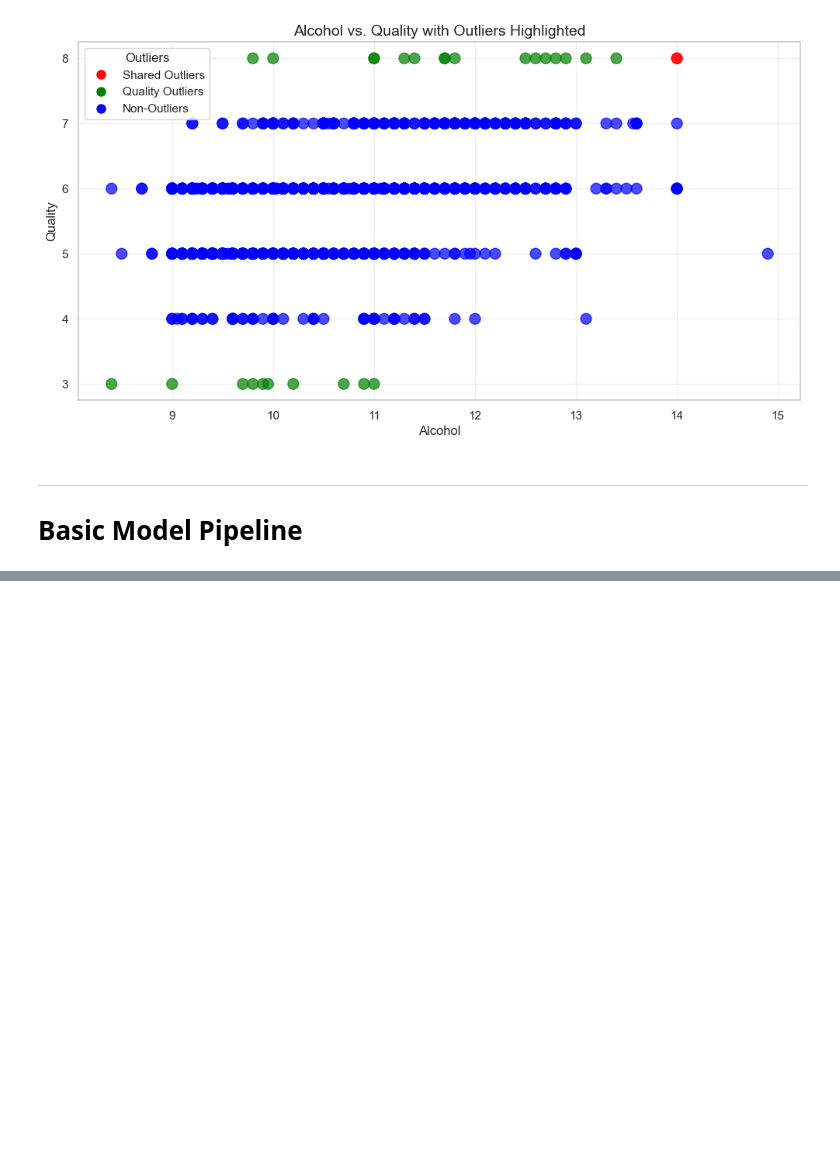
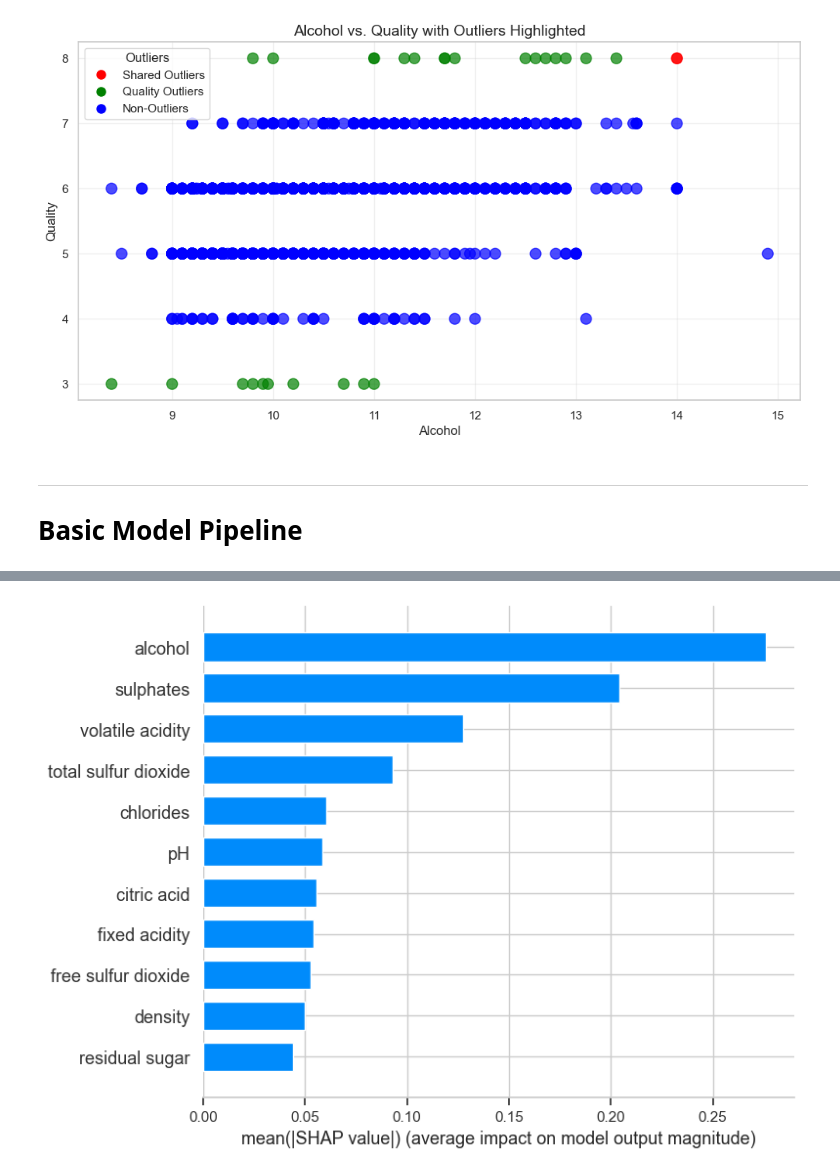
Before and after one commit to airbagdeer/tabular-ds-project, a Jupyter notebook: EX1.ipynb, the cells around one changed output, grey strips where cells are left out. Saved outputs shown, nothing was run; the diff lists cells and outputs as text; code cells hidden in the pictures; blank space fills up the shorter version.

```diff
--- a/EX1.ipynb
+++ b/EX1.ipynb
@@ -574,0 +647,6 @@ Mean Absolute Error: 0.44622124433517457
+# %%
+explainer = shap.TreeExplainer(model)
+shap_values = explainer.shap_values(X)
+shap.summary_plot(shap_values, X, plot_type="bar")
+# %% [output]
+[figure, added]
```
Also changed, not shown: parts of 16 cells of this notebook.
